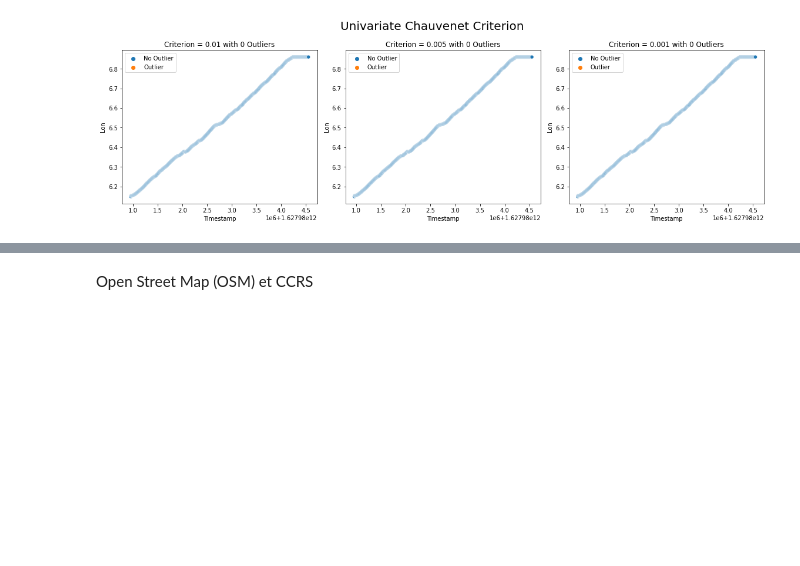
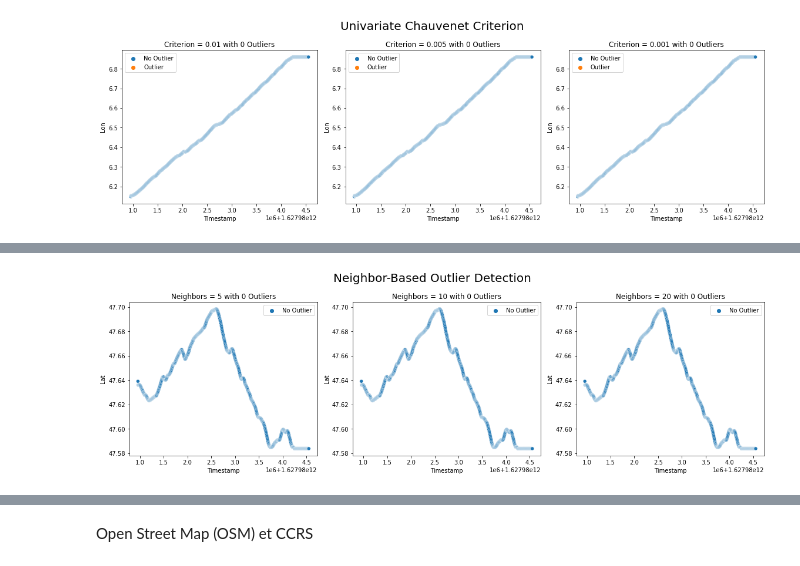
Before and after one commit to GaetanRigaut/Outliers_GPS, a Jupyter notebook: outliers_analyze.ipynb, the cells around one changed output, grey strips where cells are left out. Drawn from its saved outputs; the diff is of its cells as text; code cells hidden in the pictures; blank space fills up the shorter version.

```diff
--- a/outliers_analyze.ipynb
+++ b/outliers_analyze.ipynb
@@ -185,0 +230,12 @@ plt.show()
+# %%
+fig, axs = plt.subplots(ncols=3, figsize=(16, 5))## create plot with three sub-plots
+fig.suptitle('Neighbor-Based Outlier Detection', size=20)
+for i, n in enumerate([5, 10, 20]):## the number determines how many neighbored data points are considered
+    lof = LocalOutlierFactor(n_neighbors=n)
+    mask = lof.fit_predict(df[['Timestamp', 'Lat']])
+    sns.scatterplot(data=df, x='Timestamp', y='Lat', hue=np.where(mask==1, 'No Outlier', 'Outlier'), ax=axs[i])
+    axs[i].set(title=f'Neighbors = {n} with {sum(mask == -1)} Outliers')
+plt.tight_layout()
+plt.show()
+# %% [output]
+[figure, added]
```
Also changed, not shown: parts of 4 cells of this notebook.
